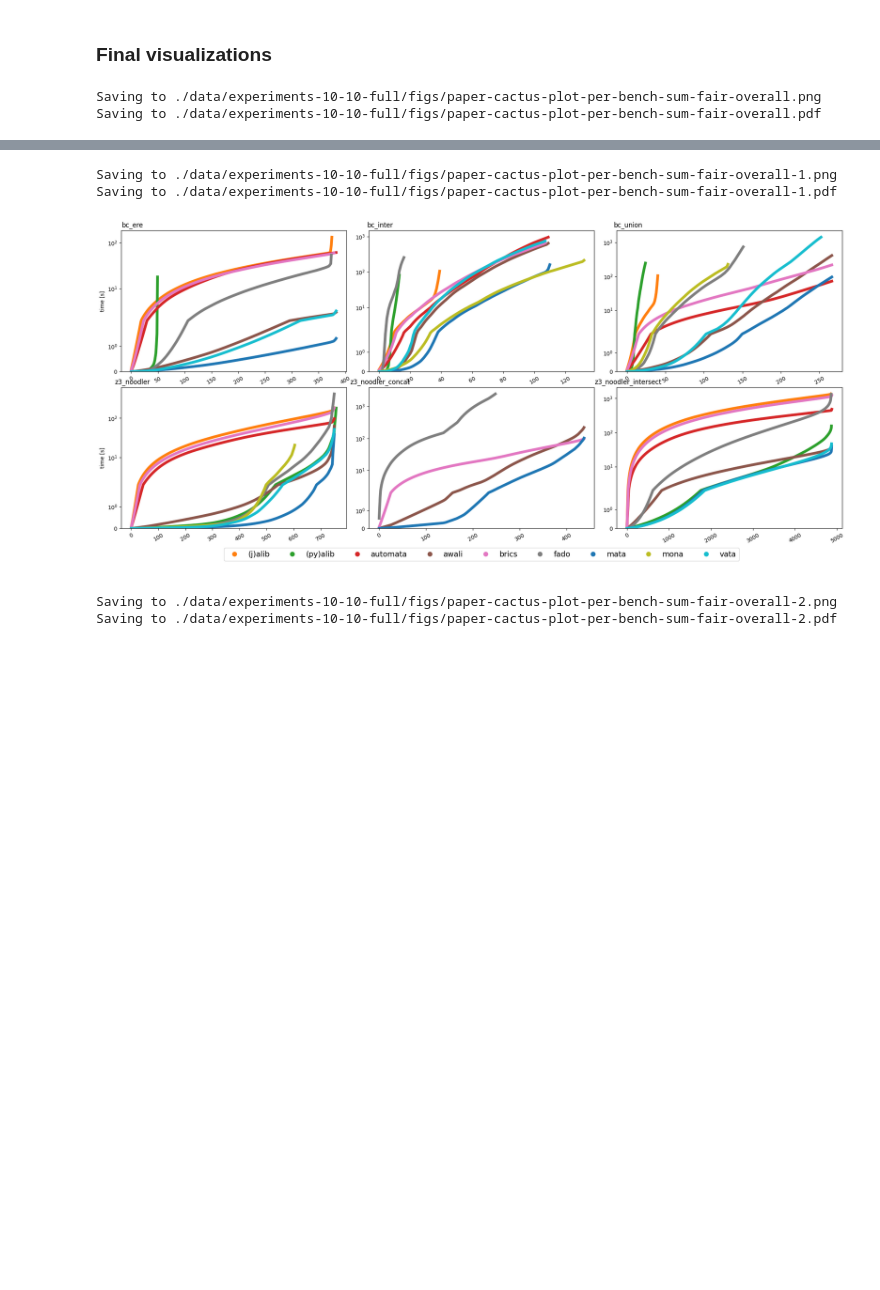
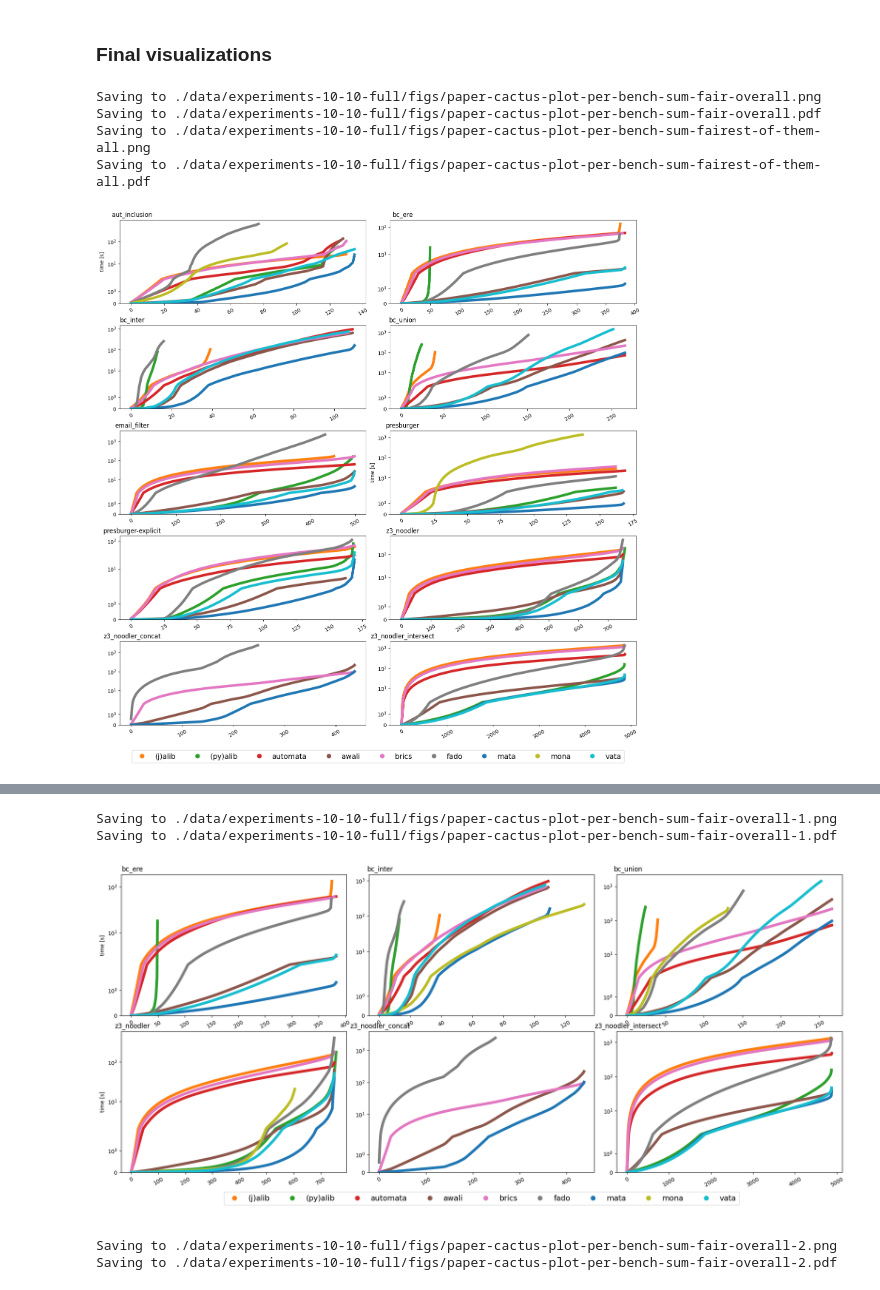
Before and after one commit to VeriFIT/mata-comparison-results, a Jupyter notebook: FinalInterpretation.ipynb, the cells around one changed output, grey strips where cells are left out. Drawn from its saved outputs; the diff is of its cells as text; code cells hidden in the pictures; blank space fills up the shorter version.

```diff
--- a/FinalInterpretation.ipynb
+++ b/FinalInterpretation.ipynb
@@ -209,8 +209,13 @@ ignores = (
     ("mona", "bc_ere"),
     ("mona", "bc_intersect_union"),
     ("mona", "bc_intersect"),
+    ("mona", "bc_inter"),
+    ("mona", "bc_union"),
     ("mona", "email_filter"),
-    ("mona", "presburger"),
+    #("mona", "presburger"),
+    ("mona", "presburger-explicit"),
+    ("mona", "z3_noodler"),
+    ("mona", "z3_noodler_union"),
     ("mona", "z3_noodler_intersect"),
 )
 ignored_tools = (
@@ -407,10 +462,11 @@ for sum_op, sum_name in [
     for op in (
         #'runtime',
         'fair-overall',
+        'fairest-of-them-all',
     ):
         #fig, ax = plt.subplots(x_dim, y_dim, figsize=(x_dim * 4, y_dim * 10))
         fig, ax = plt.subplot_mosaic(mosaic, figsize=(x_dim*6, y_dim*3), height_ratios=hr)
-        plt.subplots_adjust(top=0.99, bottom=0.01, hspace=0.15, wspace=0.1)
+        plt.subplots_adjust(top=0.99, bottom=0.01, hspace=0.3, wspace=0.1)
 
         i = 0
         for grp in bench_list:
@@ -445,30 +501,33 @@ for sum_op, sum_name in [
             x_lim_min, x_lim_max = g.get_xlim()
             g.set_xlim((x_lim_min, x_lim_max))
             y_lim_min, y_lim_max = g.get_ylim()
             g.set_ylim((0, max(y_lim_min, y_lim_max)))
 
             i += 1
 
         ax["K"].set(xlabel=None)
         ax["K"].set(yticklabels=[])
         ax["K"].set(xticklabels=[])
         ax["K"].set(xticks=[])
         ax["K"].set(yticks=[])
         ax["K"].spines['top'].set_visible(False)
         ax["K"].spines['bottom'].set_visible(False)
         ax["K"].spines['left'].set_visible(False)
         ax["K"].spines['right'].set_visible(False)
         ax["K"].legend(
             handles=[
                 Line2D(
                     [0], [0], color='w', marker='o', markerfacecolor=color_map[tool], label=f"{tool}",
                     markersize=10,
                 )
                 for tool in sorted(color_map.keys())
             ], ncols=10, loc='upper center', fontsize='14'
         )
         save_figure(f"paper-cactus-plot-per-bench-{sum_name}-{op}")
         save_figure(f"paper-cactus-plot-per-bench-{sum_name}-{op}", ext=".pdf")
 # %% [output]
 Saving to ./data/experiments-10-10-full/figs/paper-cactus-plot-per-bench-sum-fair-overall.png
 Saving to ./data/experiments-10-10-full/figs/paper-cactus-plot-per-bench-sum-fair-overall.pdf
+Saving to ./data/experiments-10-10-full/figs/paper-cactus-plot-per-bench-sum-fairest-of-them-all.png
+Saving to ./data/experiments-10-10-full/figs/paper-cactus-plot-per-bench-sum-fairest-of-them-all.pdf
+[figure, added]
```
Also changed, not shown: parts of 9 cells of this notebook, 2 other files.
